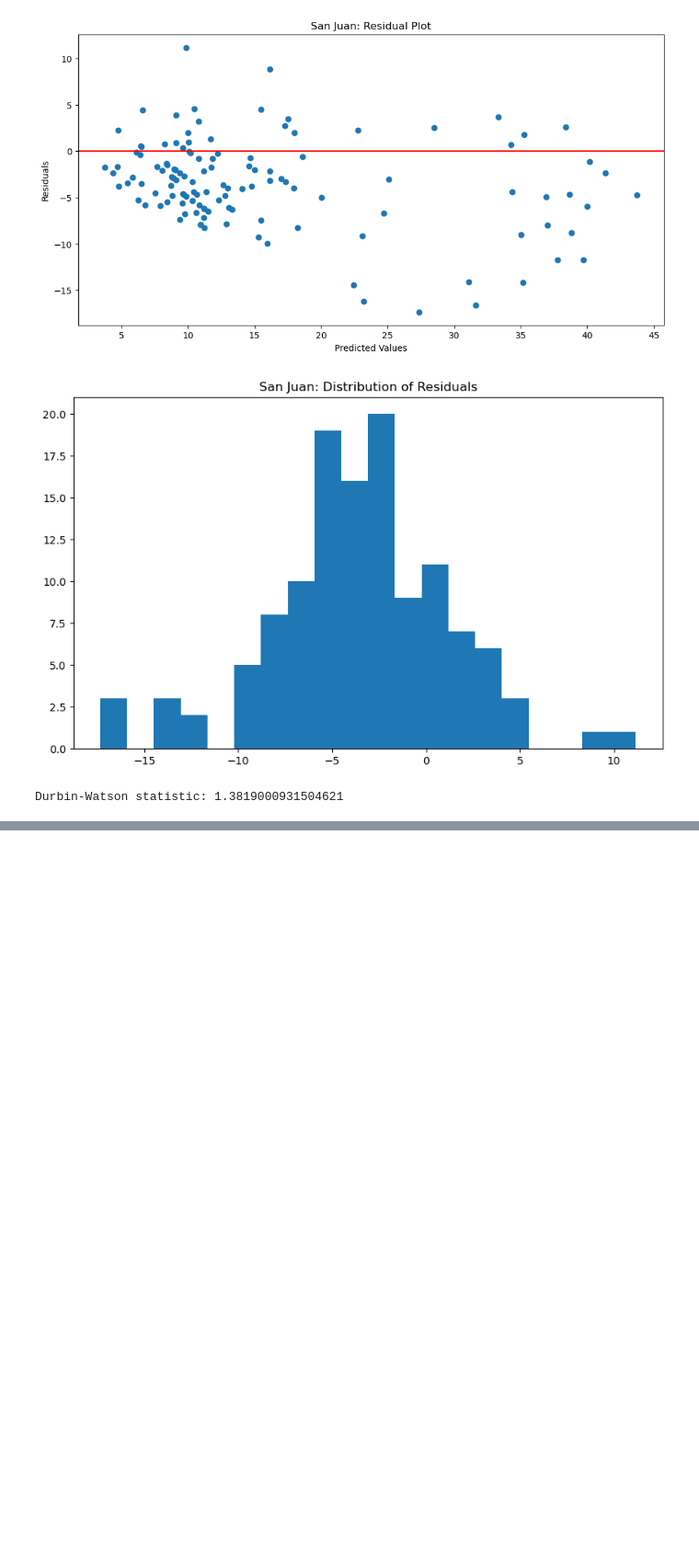
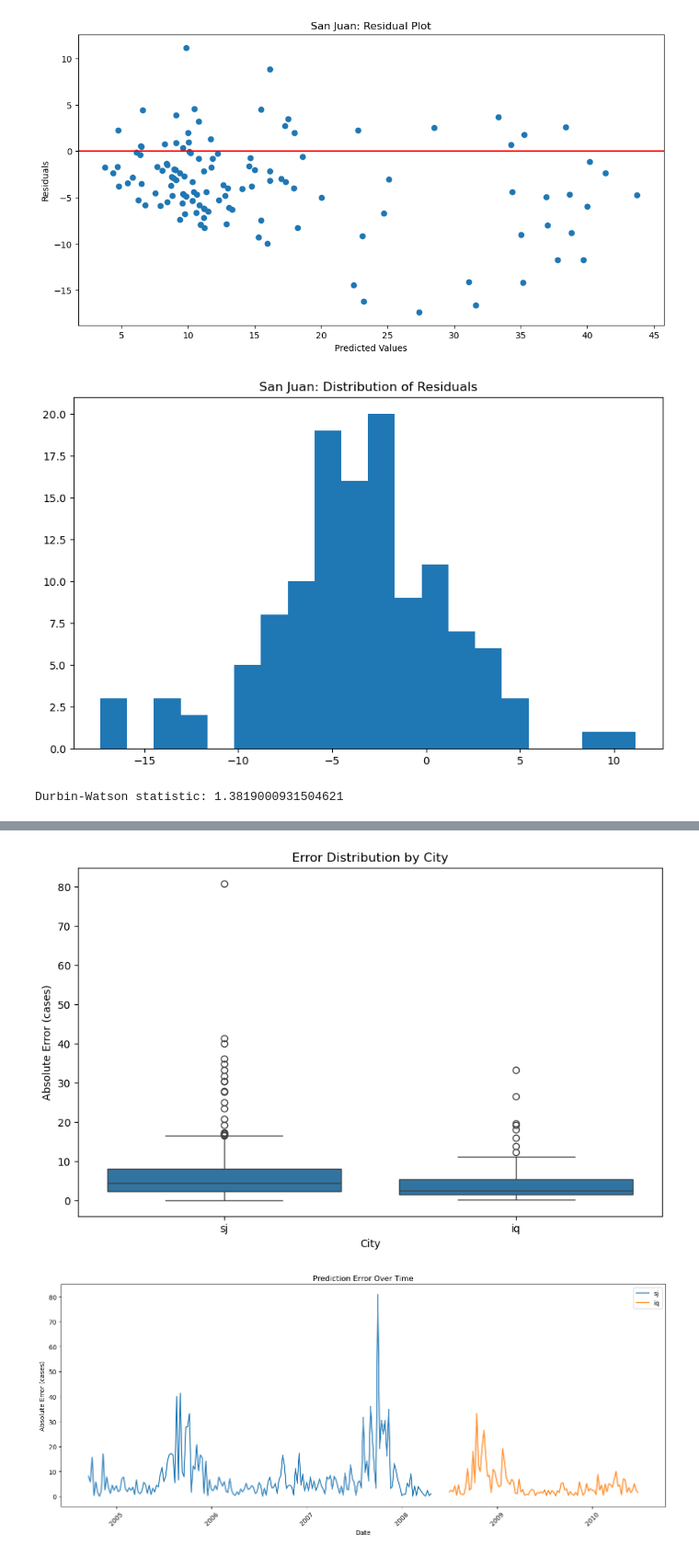
Before and after one commit to statenbred/Dengue_Fever, a Jupyter notebook: XGBRegressor_Model.ipynb, the cells around one changed output, grey strips where cells are left out. Shown at 92% size. Saved outputs shown, nothing was run; the diff lists cells and outputs as text; code cells hidden in the pictures; blank space fills up the shorter version.

```diff
--- a/XGBRegressor_Model.ipynb
+++ b/XGBRegressor_Model.ipynb
@@ -171,0 +574,64 @@ Durbin-Watson statistic: 1.3819000931504621
+# %%
+def plot_error_analysis(test_df, combined_results):
+    """Create error analysis visualizations"""
+    import matplotlib.pyplot as plt
+    import seaborn as sns
+    import numpy as np
+    import pandas as pd
+
+    test_df_encoded = pd.get_dummies(test_df, columns=['city'], drop_first=False)
+
+    error_df = pd.DataFrame({
+        'city': test_df['city'],
+        'actual': combined_results['y_test'],
+        'predicted': combined_results['y_pred'],
+        'error': np.abs(combined_results['y_test'] - combined_results['y_pred']),
+        'week_start_date': test_df['week_start_date']
+    })
+
+    plt.figure(figsize=(10, 6))
+    sns.boxplot(x='city', y='error', data=error_df)
+    plt.title('Error Distribution by City')
+    plt.ylabel('Absolute Error (cases)')
+    plt.xlabel('City')
+    plt.show()
+
+    error_df['date'] = pd.to_datetime(error_df['week_start_date'])
+
+    plt.figure(figsize=(14, 6))
+    for city in ['sj', 'iq']:
+        city_error = error_df[error_df['city'] == city]
+        plt.plot(city_error['date'], city_error['error'], label=city)
+
+    plt.title('Prediction Error Over Time')
+    plt.xlabel('Date')
+    plt.ylabel('Absolute Error (cases)')
+    plt.legend()
+    plt.xticks(rotation=45)
+    plt.tight_layout()
+    plt.show()
+
+    plt.figure(figsize=(12, 10))
+
+    plt.subplot(2, 1, 1)
+    sns.scatterplot(x='actual', y='predicted', hue='city', data=error_df)
+    plt.plot([0, error_df['actual'].max()], [0, error_df['actual'].max()], 'k--')
+    plt.title('Actual vs. Predicted Cases')
+    plt.xlabel('Actual Cases')
+    plt.ylabel('Predicted Cases')
+
+    plt.subplot(2, 1, 2)
+    sns.scatterplot(x='actual', y='error', hue='city', data=error_df)
+    plt.title('Error vs. Actual Cases')
+    plt.xlabel('Actual Cases')
+    plt.ylabel('Absolute Error')
+
+    plt.tight_layout()
+    plt.show()
+
+    return error_df
+
+error_analysis = plot_error_analysis(test_df, combined_results)
+# %% [output]
+[figure, added]
+[figure, added]
```
Also changed, not shown: parts of 13 cells of this notebook, 1 other file.
